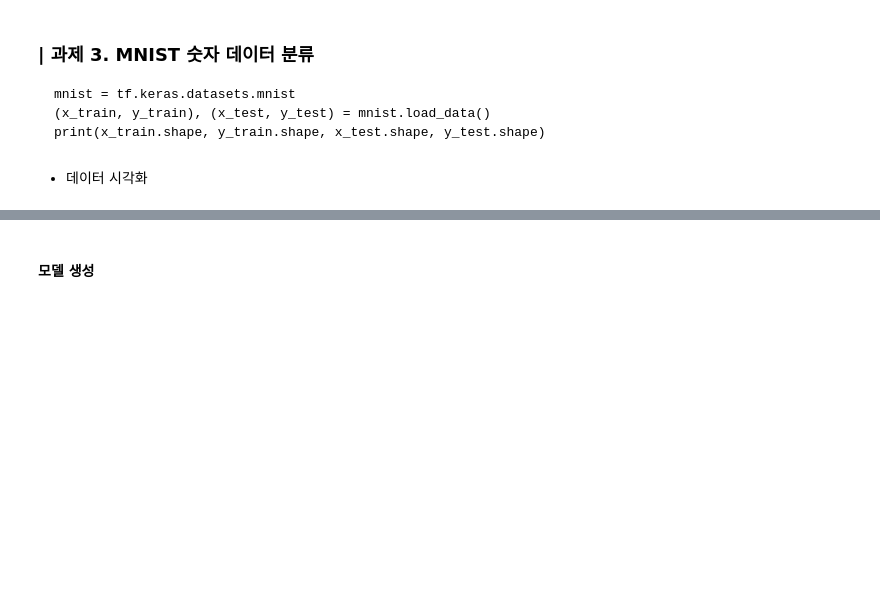
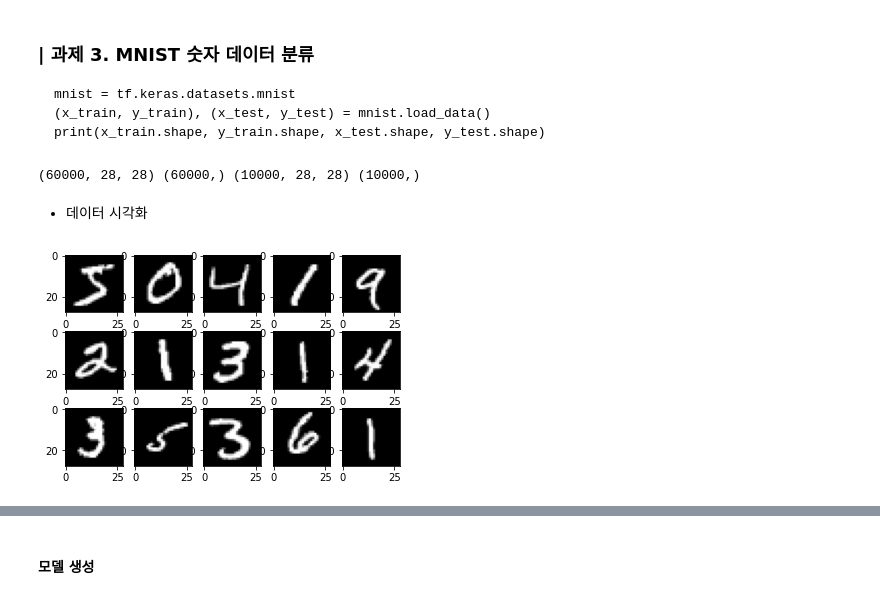
Before and after one commit to yebiny/SkillTreePython-DeepLearning, a Jupyter notebook: 01.딥러닝with텐서플로우-basic/해설/ch01_05_DNN기초_다중분류모델.ipynb, the cells around one changed output, grey strips where cells are left out. Drawn from its saved outputs; the diff is of its cells as text; code cells hidden in the pictures; blank space fills up the shorter version.

````diff
--- a/01.딥러닝with텐서플로우-basic/해설/ch01_05_DNN기초_다중분류모델.ipynb
+++ b/01.딥러닝with텐서플로우-basic/해설/ch01_05_DNN기초_다중분류모델.ipynb
@@ -270,8 +292,24 @@ mnist = tf.keras.datasets.mnist
 (x_train, y_train), (x_test, y_test) = mnist.load_data()
 print(x_train.shape, y_train.shape, x_test.shape, y_test.shape)
 ```
+# %%
+mnist = tf.keras.datasets.mnist
+(x_train, y_train), (x_test, y_test) = mnist.load_data()
+# 정규화 (x)
+x_train = x_train/255. # (0~1)
+x_test = x_test/255.
+# 원핫 (y) -> 안하고 작동시켜보기
+print(x_train.shape, y_train.shape, x_test.shape, y_test.shape)
+# %% [output]
+(60000, 28, 28) (60000,) (10000, 28, 28) (10000,)
 # %% [markdown]
 * 데이터 시각화
+# %%
+for i in range(15):
+  plt.subplot(3,5,i+1)
+  plt.imshow(x_train[i], cmap='gray')
+# %% [output]
+[figure, added]
 # %% [markdown]
 ### | 모델
 
````
Also changed, not shown: parts of 4 cells of this notebook.
